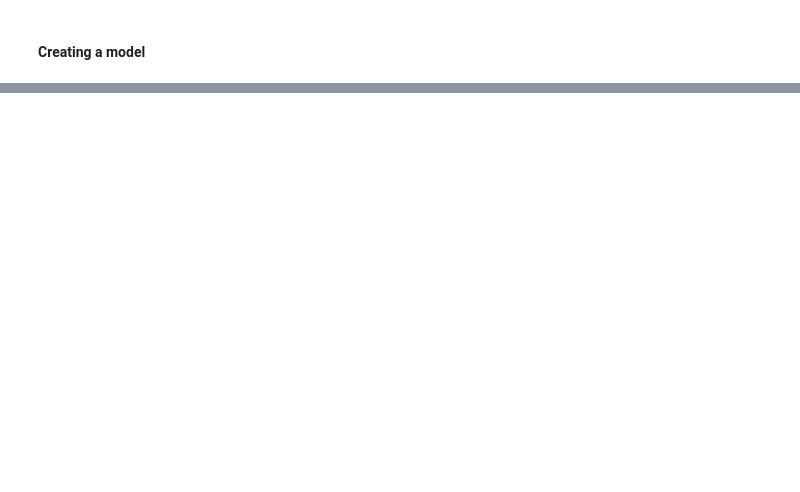
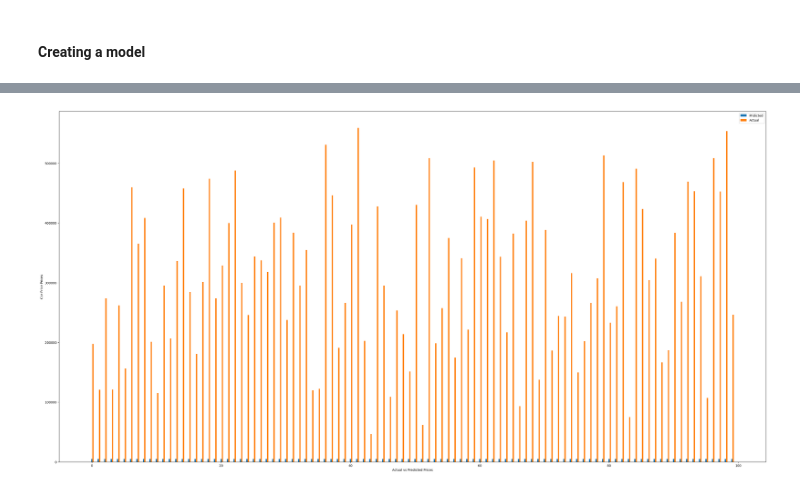
Before and after one commit to Nayan-Chimariya/50DaysOfMachineLearning, a Jupyter notebook: PricePrediction.ipynb, the cells around one changed output, grey strips where cells are left out. Drawn from its saved outputs; the diff is of its cells as text; code cells hidden in the pictures; blank space fills up the shorter version.

Commit message:
Day 7 Learnt how to validate and test the predictions

```diff
--- a/PricePrediction.ipynb
+++ b/PricePrediction.ipynb
@@ -141,0 +152,5 @@ plt.show()
+# %%
+y_true = list(y_test[:,0] .numpy())
+# %%
+y_pred = list(model. predict(x_test) [:,0])
+print (y_pred)
@@ -141,0 +160,12 @@ plt.show()
+# %%
+ind = np.arange (100)
+plt. figure(figsize=(40,20))
+width = 0.2
+plt.bar(ind, y_pred, width, label='Predicted Car Price')
+plt.bar(ind + width, y_true, width, label='Actual Car Price')
+plt.xlabel('Actual vs Predicted Prices')
+plt.ylabel( 'Car Price Prices')
+plt.legend(['Pridicted','Actual'])
+plt.show()
+# %% [output]
+[figure, added]
```
Also changed, not shown: parts of 10 cells of this notebook.
